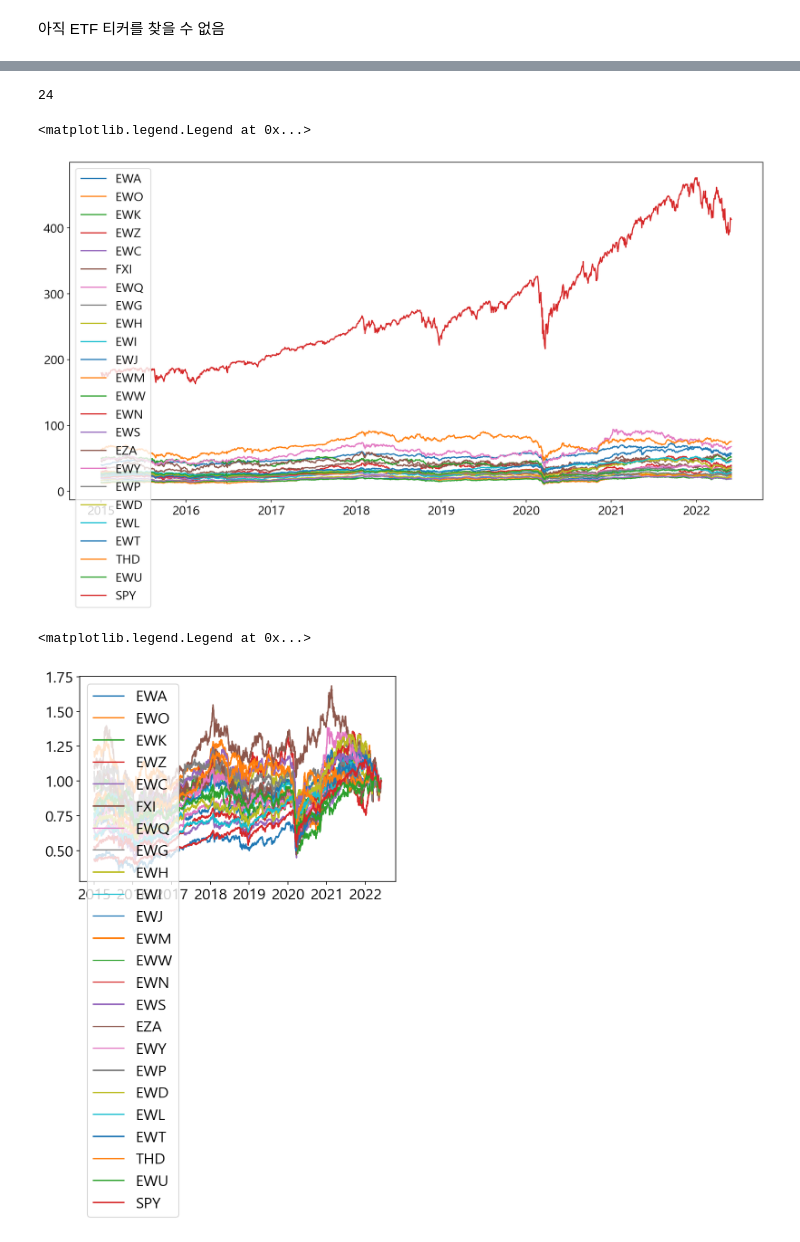
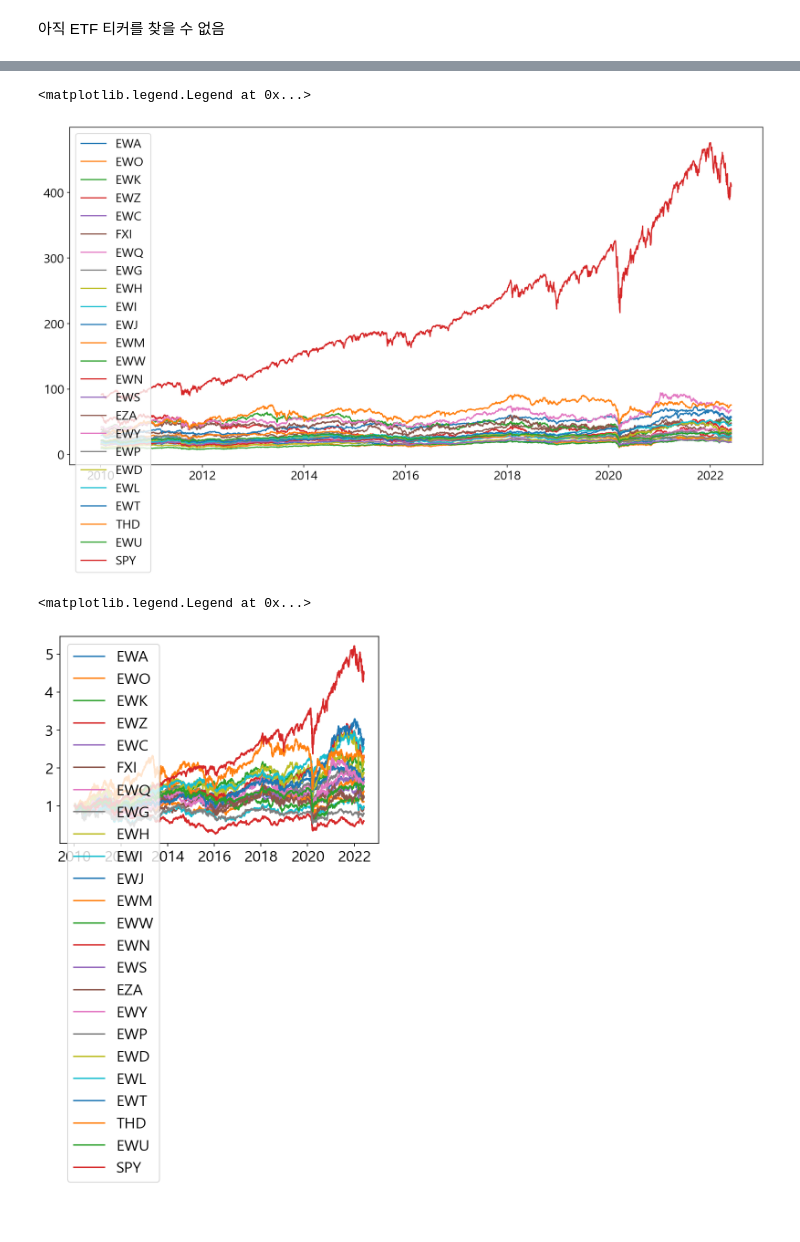
Before and after one commit to byeongchan1/quantpedia, a Jupyter notebook: 55.Pairs Trading with Country ETFs/practice.ipynb, the cells around one changed output, grey strips where cells are left out. Cells and saved outputs as stored; diff of their text form; code cells hidden in the pictures.

```diff
--- a/55.Pairs Trading with Country ETFs/practice.ipynb
+++ b/55.Pairs Trading with Country ETFs/practice.ipynb
@@ -19,7 +19,7 @@ mpl.rcParams['figure.dpi'] = 150
 import pandas_datareader.data as web
 # %%
 def get_price_from_morningstar(ticker):
-    start = dt.datetime(2015,1,1) # 시작날짜
+    start = dt.datetime(2010,1,1) # 시작날짜
     end = dt.datetime.now() # 현재날짜
 
     df = web.DataReader(ticker, 'stooq', start, end) # STOOQ API 사용
@@ -71,10 +54,6 @@ tickers = ["EWA",  # iShares MSCI Australia Index ETF
                         "EWU",  # iShares MSCI United Kingdom Index ETF
                         "SPY",  # SPDR S&P 500 ETF
                         ]
-# %%
-len(tickers)
-# %% [output]
-24
 # %%
 # 종가만 모아보자
 # 데이터 시각화
@@ -102,11 +81,11 @@ plt.plot(prices)
 plt.legend(legend, loc='upper left')
 # %% [output]
 <matplotlib.legend.Legend at 0x...>
-[figure, old version]
+[figure, new version]
 # %%
 # 누적 수익률로 비교
-plt.plot(prices/prices.iloc[0])
+plt.plot(prices/prices.iloc[-1])
 plt.legend(legend, loc='upper left')
 # %% [output]
 <matplotlib.legend.Legend at 0x...>
-[figure, old version]
+[figure, new version]
```
Also changed, not shown: parts of 41 cells of this notebook, 1 other file.
